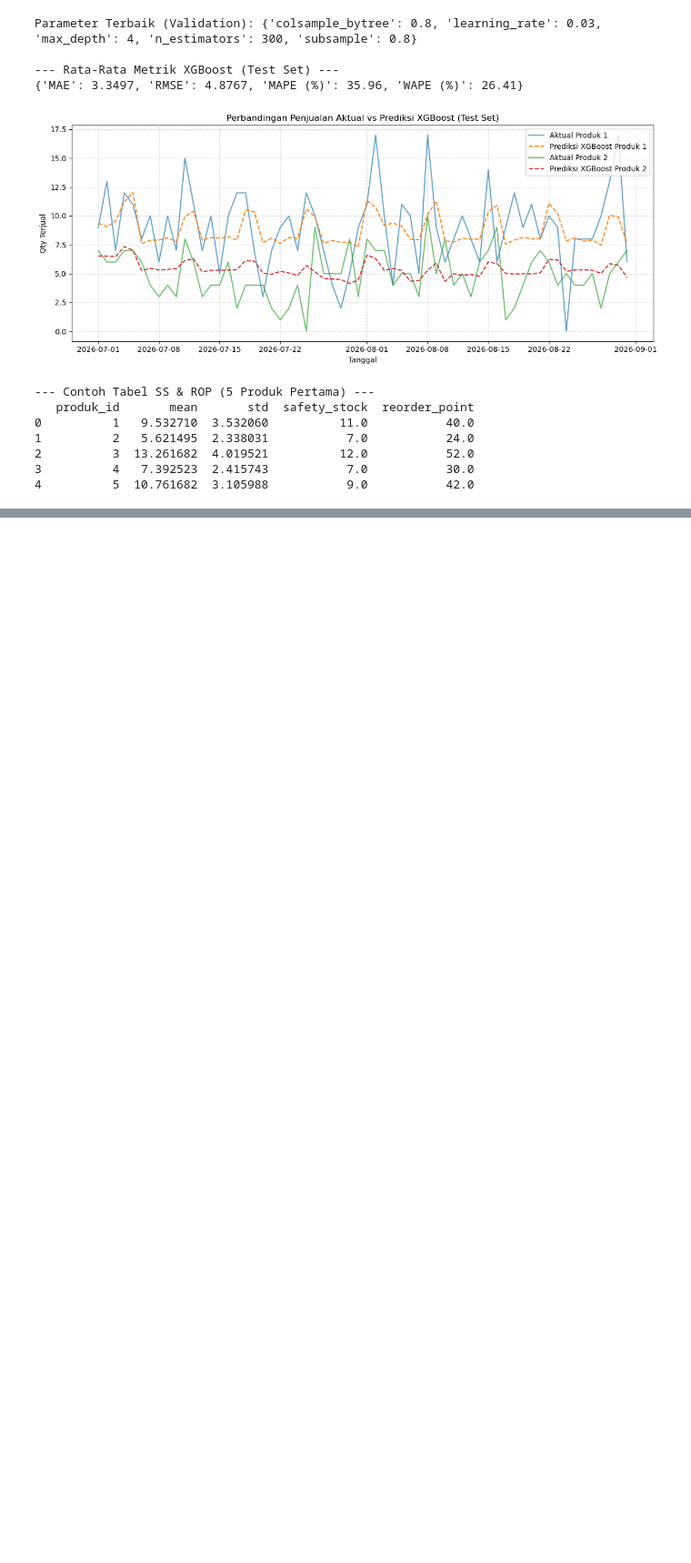
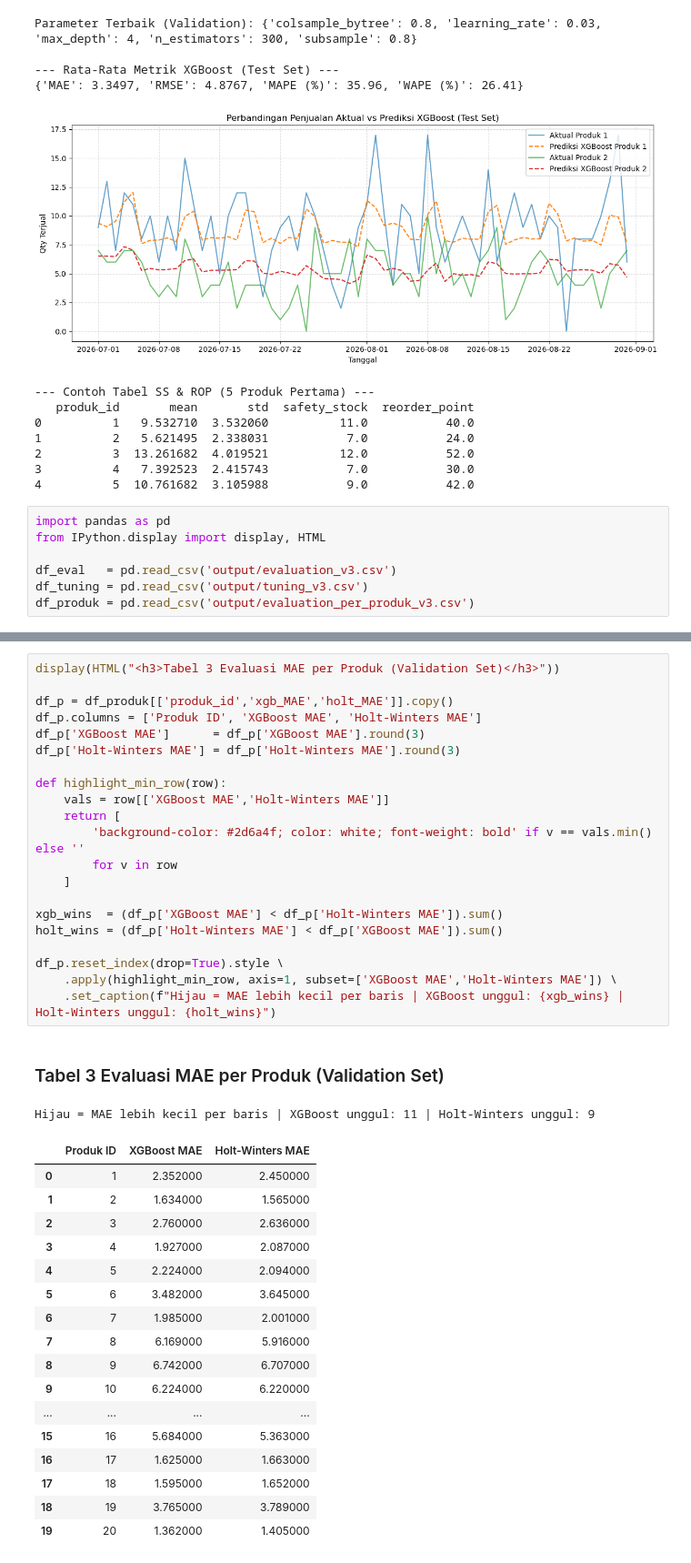
Before and after one commit to nemo414/Retail-SIM-with-AI-Forecasting, a Jupyter notebook: ml/01_eksperimen.ipynb, the cells around one changed output, grey strips where cells are left out. Shown at 91% size. Cells and saved outputs as stored; diff of their text form; blank space fills up the shorter version.

```diff
--- a/ml/01_eksperimen.ipynb
+++ b/ml/01_eksperimen.ipynb
@@ -379,3 +379,10 @@ Parameter Terbaik (Validation): {'colsample_bytree': 0.8, 'learning_rate': 0.03,
 2          3  13.261682  4.019521          12.0           52.0
 3          4   7.392523  2.415743           7.0           30.0
 4          5  10.761682  3.105988           9.0           42.0
+# %%
+import pandas as pd
+from IPython.display import display, HTML
+
+df_eval   = pd.read_csv('output/evaluation_v3.csv')
+df_tuning = pd.read_csv('output/tuning_v3.csv')
+df_produk = pd.read_csv('output/evaluation_per_produk_v3.csv')
@@ -381,0 +431,41 @@ Parameter Terbaik (Validation): {'colsample_bytree': 0.8, 'learning_rate': 0.03,
+# %%
+display(HTML("<h3>Tabel 3 Evaluasi MAE per Produk (Validation Set)</h3>"))
+
+df_p = df_produk[['produk_id','xgb_MAE','holt_MAE']].copy()
+df_p.columns = ['Produk ID', 'XGBoost MAE', 'Holt-Winters MAE']
+df_p['XGBoost MAE']      = df_p['XGBoost MAE'].round(3)
+df_p['Holt-Winters MAE'] = df_p['Holt-Winters MAE'].round(3)
+
+def highlight_min_row(row):
+    vals = row[['XGBoost MAE','Holt-Winters MAE']]
+    return [
+        'background-color: #2d6a4f; color: white; font-weight: bold' if v == vals.min() else ''
+        for v in row
+    ]
+
+xgb_wins  = (df_p['XGBoost MAE'] < df_p['Holt-Winters MAE']).sum()
+holt_wins = (df_p['Holt-Winters MAE'] < df_p['XGBoost MAE']).sum()
+
+df_p.reset_index(drop=True).style \
+    .apply(highlight_min_row, axis=1, subset=['XGBoost MAE','Holt-Winters MAE']) \
+    .set_caption(f"Hijau = MAE lebih kecil per baris | XGBoost unggul: {xgb_wins} | Holt-Winters unggul: {holt_wins}")
+# %% [output]
+Tabel 3 Evaluasi MAE per Produk (Validation Set)
+Hijau = MAE lebih kecil per baris | XGBoost unggul: 11 | Holt-Winters unggul: 9
+|  | Produk ID | XGBoost MAE | Holt-Winters MAE |
+| 0 | 1 | 2.352000 | 2.450000 |
+| 1 | 2 | 1.634000 | 1.565000 |
+| 2 | 3 | 2.760000 | 2.636000 |
+| 3 | 4 | 1.927000 | 2.087000 |
+| 4 | 5 | 2.224000 | 2.094000 |
+| 5 | 6 | 3.482000 | 3.645000 |
+| 6 | 7 | 1.985000 | 2.001000 |
+| 7 | 8 | 6.169000 | 5.916000 |
+| 8 | 9 | 6.742000 | 6.707000 |
+| 9 | 10 | 6.224000 | 6.220000 |
+| ... | ... | ... | ... |
+| 15 | 16 | 5.684000 | 5.363000 |
+| 16 | 17 | 1.625000 | 1.663000 |
+| 17 | 18 | 1.595000 | 1.652000 |
+| 18 | 19 | 3.765000 | 3.789000 |
+| 19 | 20 | 1.362000 | 1.405000 |
```
Also changed, not shown: parts of 2 cells of this notebook, 11 other files.
